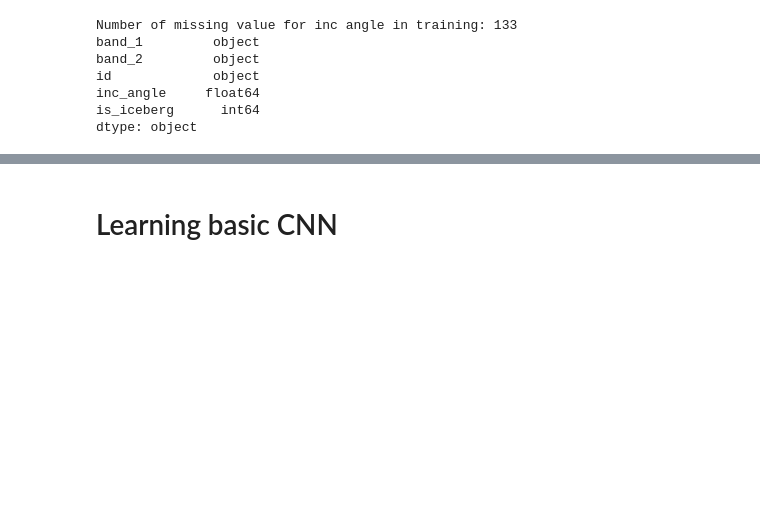
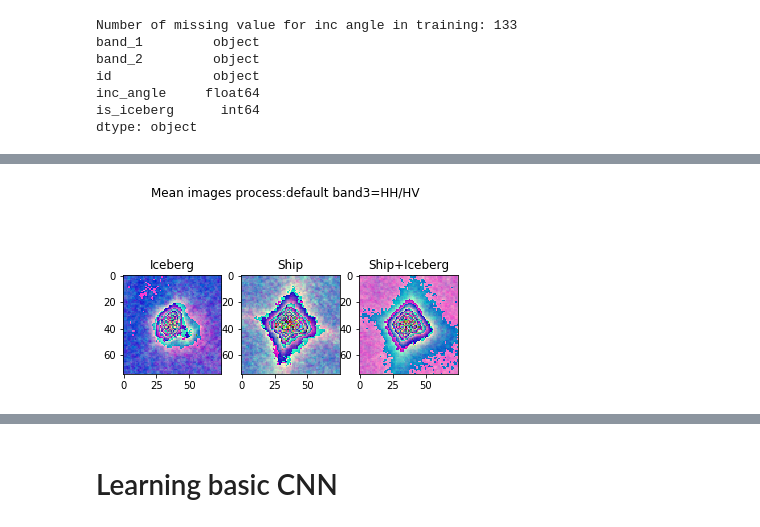
Before and after one commit to anotine10/udacity-capstone, a Jupyter notebook: capstone.ipynb, the cells around one changed output, grey strips where cells are left out. Saved outputs shown, nothing was run; the diff lists cells and outputs as text; code cells hidden in the pictures; blank space fills up the shorter version.

```diff
--- a/capstone.ipynb
+++ b/capstone.ipynb
@@ -163,0 +89,91 @@ plt.show()
+# %%
+def no_process(t):
+    return t
+
+def min_max_scaler(t, scale=1):
+    tmin = t.min()
+    return  scale*(t - tmin) / (t.max() - tmin)
+
+def create_band3_1(band1, band2):
+    return band1/band2
+
+def create_band3_2(band1, band2):
+    return (band1 + band2) /2
+
+def create_band3_3(band1, band2):
+    return band1 - band2
+# %%
+
+def to_tensor(data,
+              fn_process_band=no_process,
+              fn_create_band_3=create_band3_1):
+    """
+    Create a tensor of the data (data,dimRow,dimcol,dimChannel)
+    """
+    tensor = []
+    for i, row in data.iterrows():
+        band_1 = np.array(row['band_1']).reshape(75, 75)
+        band_2 = np.array(row['band_2']).reshape(75, 75)
+        band_3 = fn_create_band_3(band_1,band_2)
+
+        band_1 = fn_process_band(band_1)
+        band_2 = fn_process_band(band_2)
+        band_3 = fn_process_band(band_3)
+
+        t = np.dstack((band_1, band_2, band_3))
+        tensor.append(t)
+    return np.array(tensor)
+
+
+def plot_stat_tensor(label_stat,
+                     stat,
+                     label_process="default",
+                     fn_process_band = no_process,
+                     label_band3="HH/HV",
+                     fn_create_band_3=create_band3_1):
+    tensor_data = to_tensor(train_data, fn_process_band=fn_process_band, fn_create_band_3=fn_create_band_3)
+    tensor_iceberg_data = to_tensor(train_data[idx_iceberg_td], fn_process_band=fn_process_band, fn_create_band_3=fn_create_band_3)
+    tensor_ship_data = to_tensor(train_data[idx_ship_td], fn_process_band=fn_process_band, fn_create_band_3=fn_create_band_3)
+
+    img_mean_data = stat(tensor_data,axis=0)
+    img_mean_iceberg_data = stat(tensor_iceberg_data,axis=0)
+    img_mean_ship_data = stat(tensor_ship_data,axis=0)
+
+
+    plt.figure()
+    plt.suptitle(label_stat+" images process:"+label_process+' band3='+label_band3)
+
+    plt.subplot(1,3,1)
+    plt.title("Iceberg")
+    plt.imshow(img_mean_iceberg_data)
+
+    plt.subplot(1,3,2)
+    plt.title("Ship")
+    plt.imshow(img_mean_ship_data)
+
+    plt.subplot(1,3,3)
+    plt.title("Ship+Iceberg")
+    plt.imshow(img_mean_data)
+
+    plt.show()
+
+
+
+#No Process, band3 = HH/HV
+#tensor_data = to_tensor(train_data, fn_process_band=no_process, fn_create_band_3=create_band3_1)
+#tensor_iceberg_data = to_tensor(train_data[idx_iceberg_td], fn_process_band=no_process, fn_create_band_3=create_band3_1)
+#tensor_ship_data = to_tensor(train_data[idx_ship_td], fn_process_band=no_process, fn_create_band_3=create_band3_1)
+
+plot_stat_tensor("Mean",np.mean)
+plot_stat_tensor("Std",np.std)
+
+#No Process, band3 = (HH + HV)/2
+plot_stat_tensor("Mean",np.mean, label_band3="(HH + HV)/2",fn_create_band_3=create_band3_2)
+plot_stat_tensor("Std",np.std, label_band3="(HH + HV)/2",fn_create_band_3=create_band3_2)
+
+
+#No Process, band3 = HH - HV
+plot_stat_tensor("Mean",np.mean, label_band3="(HH - HV)", fn_create_band_3=create_band3_3)
+plot_stat_tensor("Std",np.std, label_band3="(HH - HV)",fn_create_band_3=create_band3_3)
+# %% [output]
+[figure, added]
```
Also changed, not shown: parts of 38 cells of this notebook, 5 other files.
